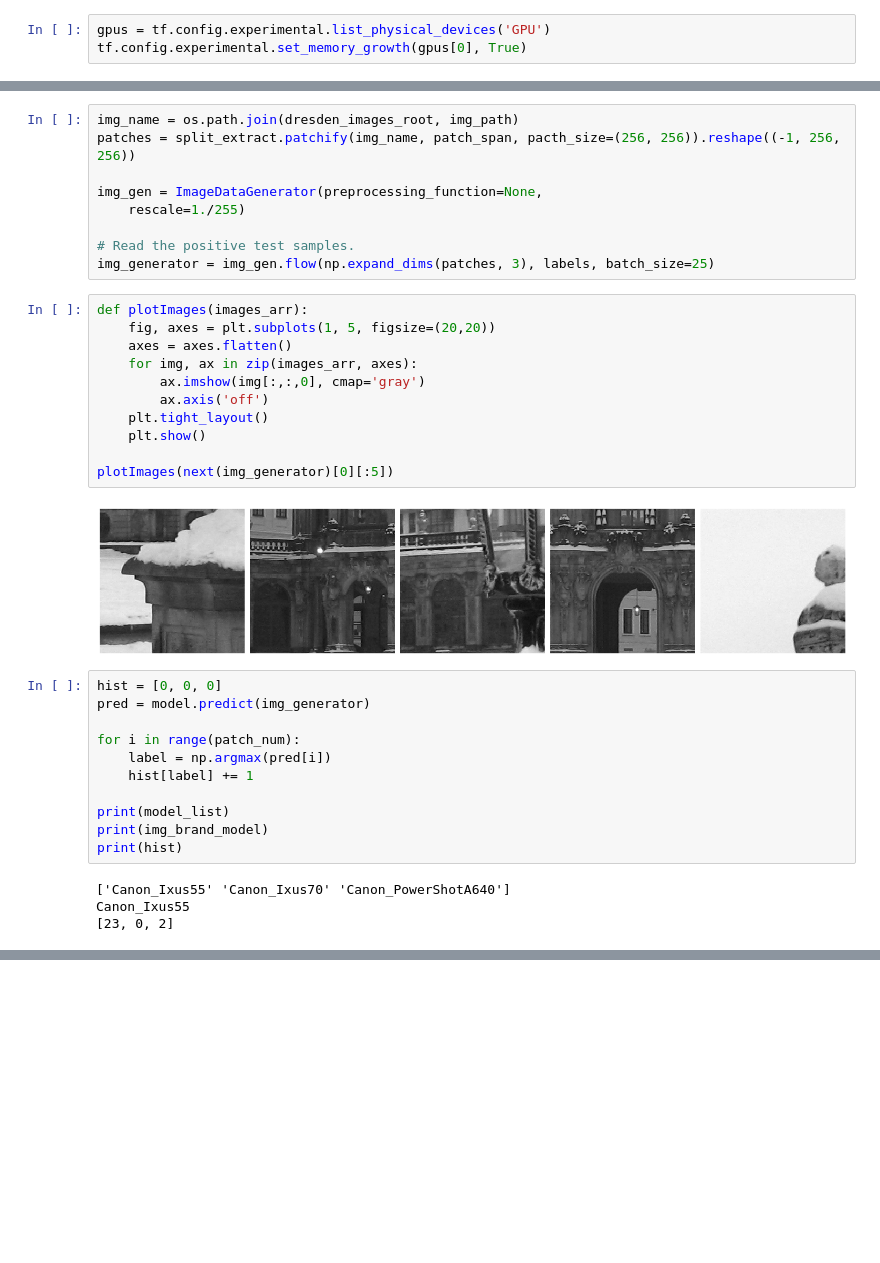
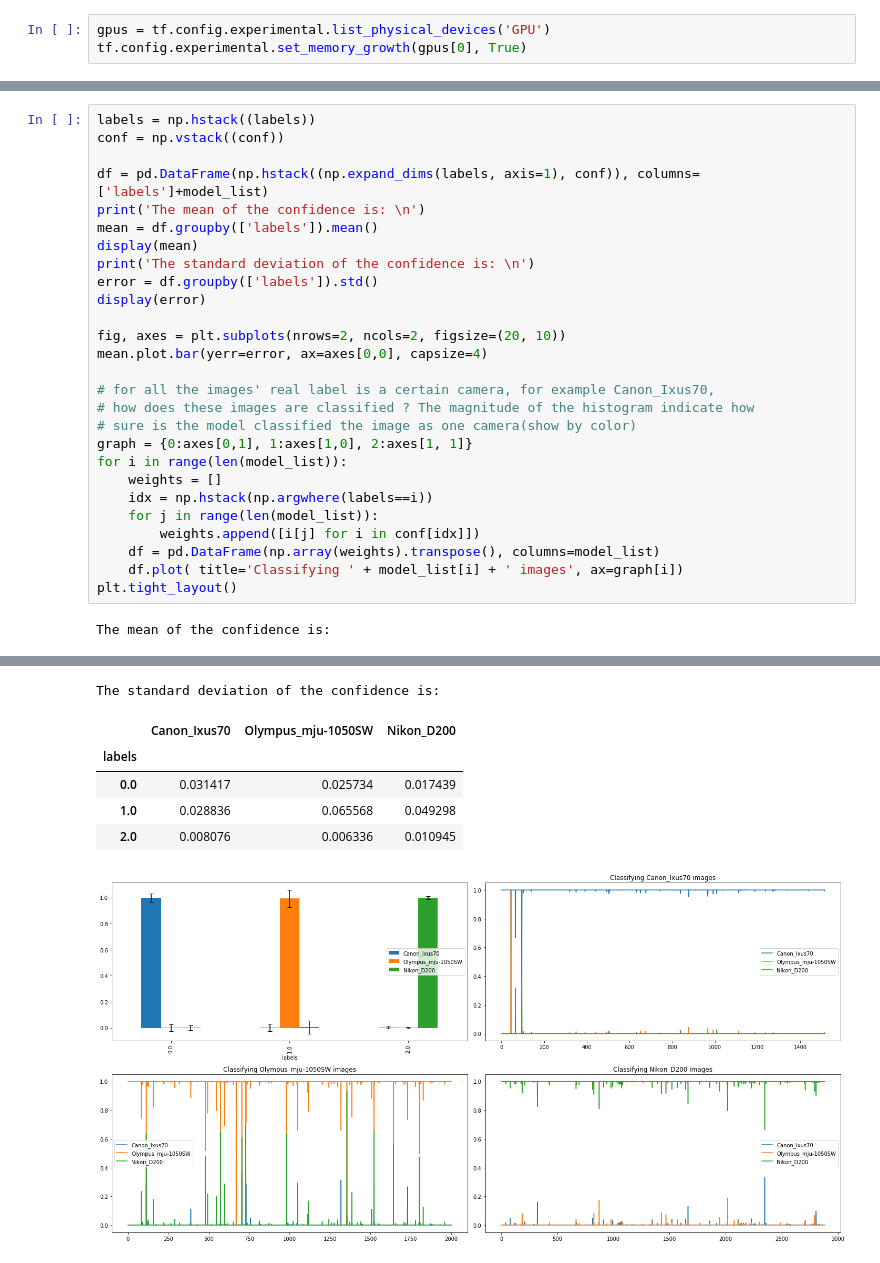
Before and after one commit to jiarongp/CamModel, a Jupyter notebook: test.ipynb, the cells around one changed output, grey strips where cells are left out. Saved outputs shown, nothing was run; the diff lists cells and outputs as text; blank space fills up the shorter version.

Commit message:
add confidence

```diff
--- a/test.ipynb
+++ b/test.ipynb
@@ -82,37 +67,29 @@ labels = [img_brand_model] * patch_num
-# %%
-img_name = os.path.join(dresden_images_root, img_path)
-patches = split_extract.patchify(img_name, patch_span, pacth_size=(256, 256)).reshape((-1, 256, 256))
-
-img_gen = ImageDataGenerator(preprocessing_function=None,
-    rescale=1./255)
-
-# Read the positive test samples.
-img_generator = img_gen.flow(np.expand_dims(patches, 3), labels, batch_size=25)
-# %%
-def plotImages(images_arr):
-    fig, axes = plt.subplots(1, 5, figsize=(20,20))
-    axes = axes.flatten()
-    for img, ax in zip(images_arr, axes):
-        ax.imshow(img[:,:,0], cmap='gray')
-        ax.axis('off')
-    plt.tight_layout()
-    plt.show()
-
-plotImages(next(img_generator)[0][:5])
-# %% [output]
-[figure, removed]
-# %%
-hist = [0, 0, 0]
-pred = model.predict(img_generator)
-
-for i in range(patch_num):
-    label = np.argmax(pred[i])
-    hist[label] += 1
-
-print(model_list)
-print(img_brand_model)
-print(hist)
-# %% [output]
-['Canon_Ixus55' 'Canon_Ixus70' 'Canon_PowerShotA640']
-Canon_Ixus55
-[23, 0, 2]
+# %%
+labels = np.hstack((labels))
+conf = np.vstack((conf))
+
+df = pd.DataFrame(np.hstack((np.expand_dims(labels, axis=1), conf)), columns=['labels']+model_list)
+print('The mean of the confidence is: \n')
+mean = df.groupby(['labels']).mean()
+display(mean)
+print('The standard deviation of the confidence is: \n')
+error = df.groupby(['labels']).std()
+display(error)
+
+fig, axes = plt.subplots(nrows=2, ncols=2, figsize=(20, 10))
+mean.plot.bar(yerr=error, ax=axes[0,0], capsize=4)
+
+# for all the images' real label is a certain camera, for example Canon_Ixus70,
+# how does these images are classified ? The magnitude of the histogram indicate how
+# sure is the model classified the image as one camera(show by color)
+graph = {0:axes[0,1], 1:axes[1,0], 2:axes[1, 1]}
+for i in range(len(model_list)):
+    weights = []
+    idx = np.hstack(np.argwhere(labels==i))
+    for j in range(len(model_list)):
+        weights.append([i[j] for i in conf[idx]])
+    df = pd.DataFrame(np.array(weights).transpose(), columns=model_list)
+    df.plot( title='Classifying ' + model_list[i] + ' images', ax=graph[i])
+plt.tight_layout()
+# %% [output]
+The mean of the confidence is:
@@ -118,0 +101,7 @@ Canon_Ixus55
+The standard deviation of the confidence is:
+|  | Canon_Ixus70 | Olympus_mju-1050SW | Nikon_D200 |
+| labels |  |  |  |
+| 0.0 | 0.031417 | 0.025734 | 0.017439 |
+| 1.0 | 0.028836 | 0.065568 | 0.049298 |
+| 2.0 | 0.008076 | 0.006336 | 0.010945 |
+[figure, added]
```
Also changed, not shown: parts of 7 cells of this notebook, 12 other files.
